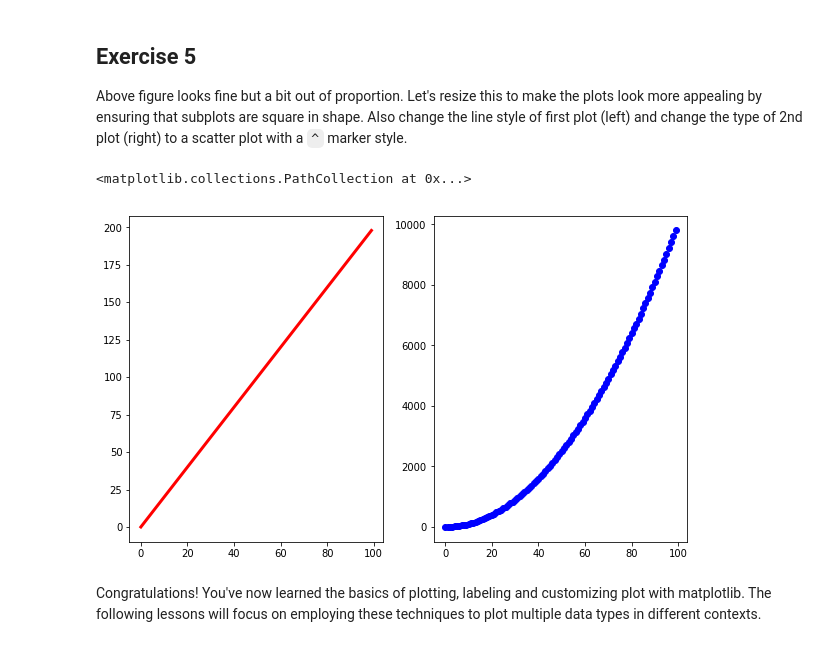
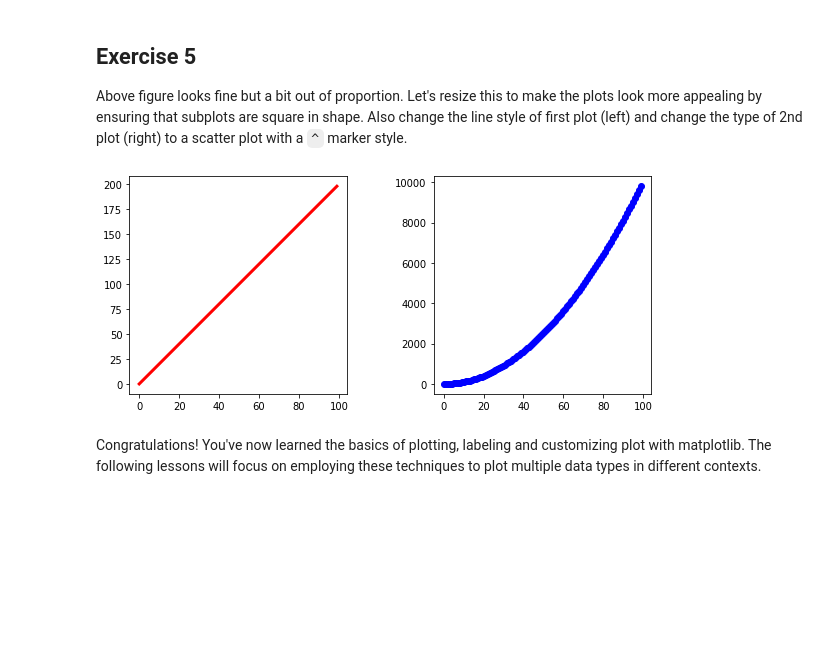
Before and after one commit to climatebrad/dsc-more-practice-with-matplotlib-lab-dc-ds-100719, a Jupyter notebook: index-brad.ipynb, the cells around one changed output. Drawn from its saved outputs; the diff is of its cells as text; code cells hidden in the pictures; blank space fills up the shorter version.

```diff
--- a/index-brad.ipynb
+++ b/index-brad.ipynb
@@ -143,15 +143,18 @@ ax2.plot(x,z,lw=5,ls='-.',color='blue')
 
 Above figure looks fine but a bit out of proportion. Let's resize this to make the plots look more appealing by ensuring that subplots are square in shape. Also change the line style of first plot (left) and change the type of 2nd plot (right) to a scatter plot with a `^` marker style.
 # %%
-fig2 = plt.figure(figsize=(10,6))
+fig2 = plt.figure(figsize=(10,4))
 # fig2 = plt.figure()
 ax1 = fig2.add_subplot(121)
 ax2 = fig2.add_subplot(122)
 ax1.plot(x,y,lw=3,ls='solid',color='red')
 ax2.scatter(x,z,lw=1,marker='o',color='blue')
+ax1.set_aspect(np.diff(ax1.get_xlim())/np.diff(ax1.get_ylim()))
+ax2.set_aspect(np.diff(ax2.get_xlim())/np.diff(ax2.get_ylim()))
+
+# no idea why set_aspect('equal', 'box') didn't work
 # %% [output]
-<matplotlib.collections.PathCollection at 0x...>
-[figure, old version]
+[figure, new version]
 # %% [markdown]
 Congratulations! You've now learned the basics of plotting, labeling and customizing plot with matplotlib. The following lessons will focus on employing these techniques to plot multiple data types in different contexts.
 # %% [markdown]
```
Also changed, not shown: parts of 4 cells of this notebook.
